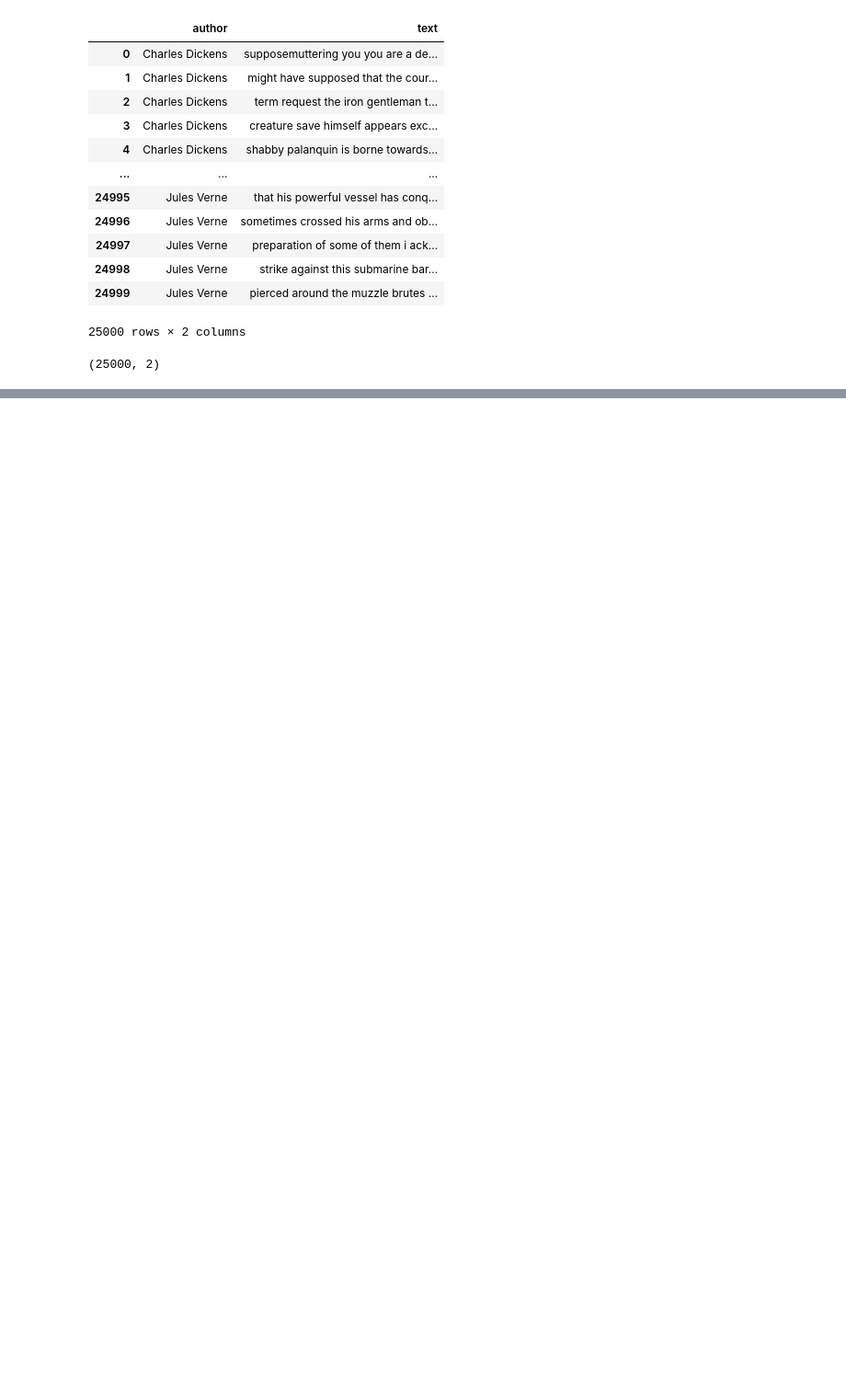
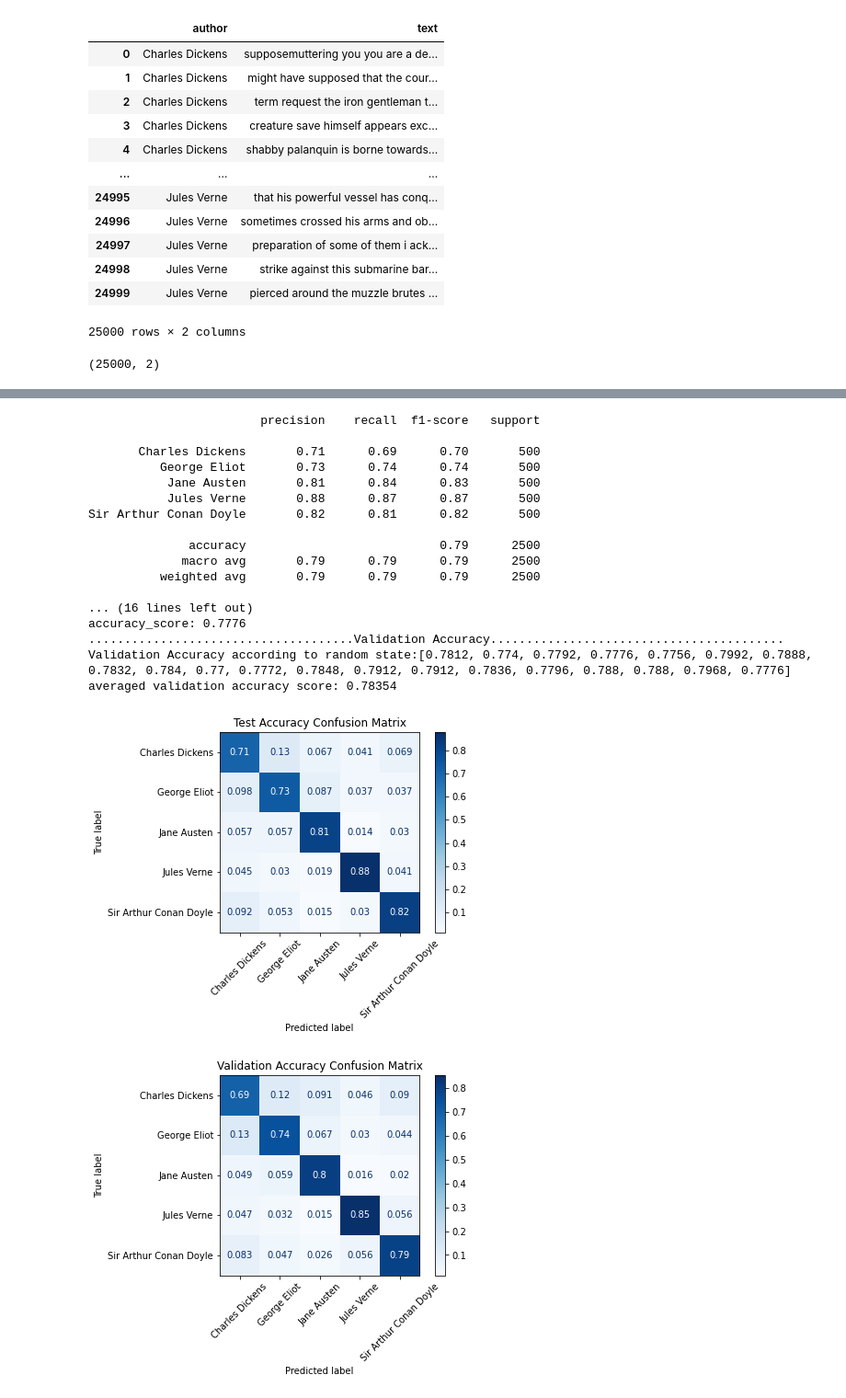
Before and after one commit to ModithaSubasinghe/Natural-Language-Processing-Authorship-Identification, a Jupyter notebook: Classical Models/Linear Regression Model.ipynb, the cells around one changed output, grey strips where cells are left out. Shown at 92% size. Cells and saved outputs as stored; diff of their text form; code cells hidden in the pictures; blank space fills up the shorter version.

```diff
--- a/Classical Models/Linear Regression Model.ipynb
+++ b/Classical Models/Linear Regression Model.ipynb
@@ -143,0 +160,24 @@ averaged test accuracy score: 0.77735
+# %%
+SVM = SVC( C = 10000, gamma = 'auto')
+
+clasification(SVM)
+# %% [output]
+                        precision    recall  f1-score   support
+
+       Charles Dickens       0.71      0.69      0.70       500
+          George Eliot       0.73      0.74      0.74       500
+           Jane Austen       0.81      0.84      0.83       500
+           Jules Verne       0.88      0.87      0.87       500
+Sir Arthur Conan Doyle       0.82      0.81      0.82       500
+
+              accuracy                           0.79      2500
+             macro avg       0.79      0.79      0.79      2500
+          weighted avg       0.79      0.79      0.79      2500
+
+... (16 lines left out)
+accuracy_score: 0.7776
+.....................................Validation Accuracy.........................................
+Validation Accuracy according to random state:[0.7812, 0.774, 0.7792, 0.7776, 0.7756, 0.7992, 0.7888, 0.7832, 0.784, 0.77, 0.7772, 0.7848, 0.7912, 0.7912, 0.7836, 0.7796, 0.788, 0.788, 0.7968, 0.7776]
+averaged validation accuracy score: 0.78354
+[figure, added]
+[figure, added]
```
Also changed, not shown: parts of 20 cells of this notebook.
